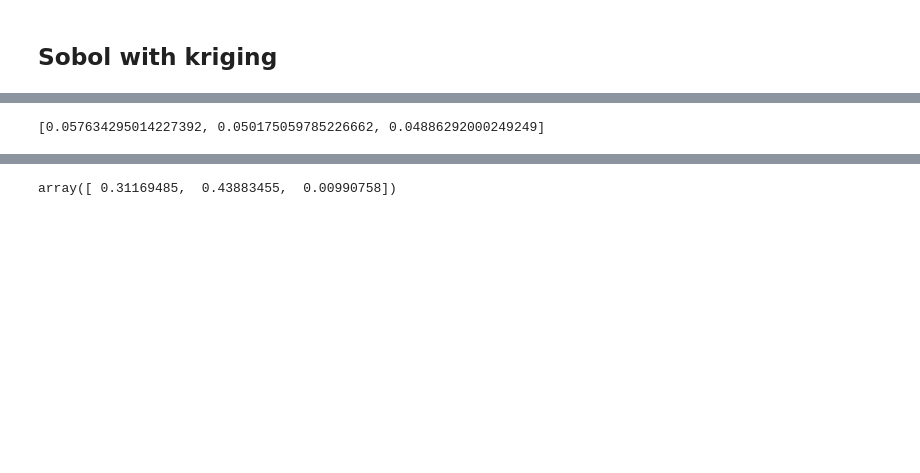
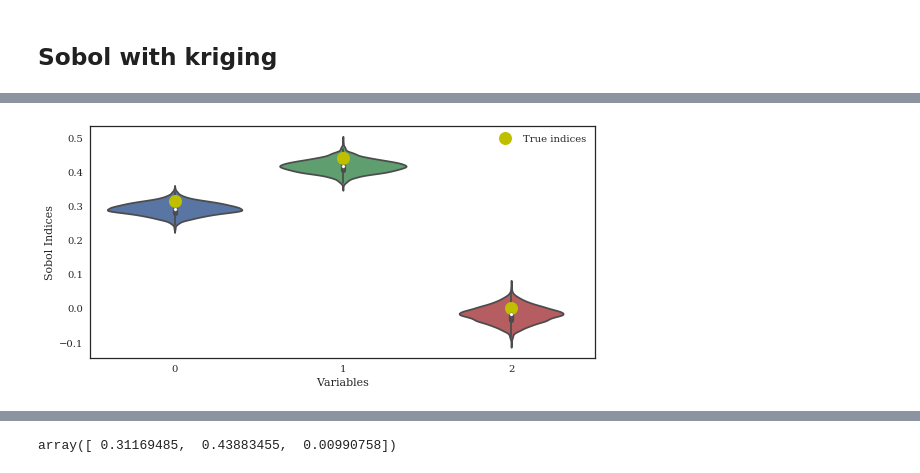
Before and after one commit to josephmure/otshapley, a Jupyter notebook: examples/kriking/kriging-sobol.ipynb, the cells around one changed output, grey strips where cells are left out. Saved outputs shown, nothing was run; the diff lists cells and outputs as text; code cells hidden in the pictures; blank space fills up the shorter version.

```diff
--- a/examples/kriking/kriging-sobol.ipynb
+++ b/examples/kriking/kriging-sobol.ipynb
@@ -105,5 +102,12 @@ first_indices_estimates
-# %%
-first_indices_std = [first_indices[i].std() for i in range(dim)]
-first_indices_std
-# %% [output]
-[0.057634295014227392, 0.050175059785226662, 0.04886292000249249]
+# %%
+set_style_paper()
+fig, ax = plt.subplots(figsize=(8, 4))
+sns.violinplot(data=first_indices[:, :].reshape(dim, -1).T, ax=ax, label='First order indices');
+ax.plot(range(3), ishigami_true_indices, 'yo', markersize=13, label='True indices')
+
+ax.set_xlabel('Variables')
+ax.set_ylabel('Sobol Indices')
+ax.legend(loc=0)
+fig.tight_layout()
+# %% [output]
+[figure, added]
```
Also changed, not shown: parts of 15 cells of this notebook, 1 other file.
